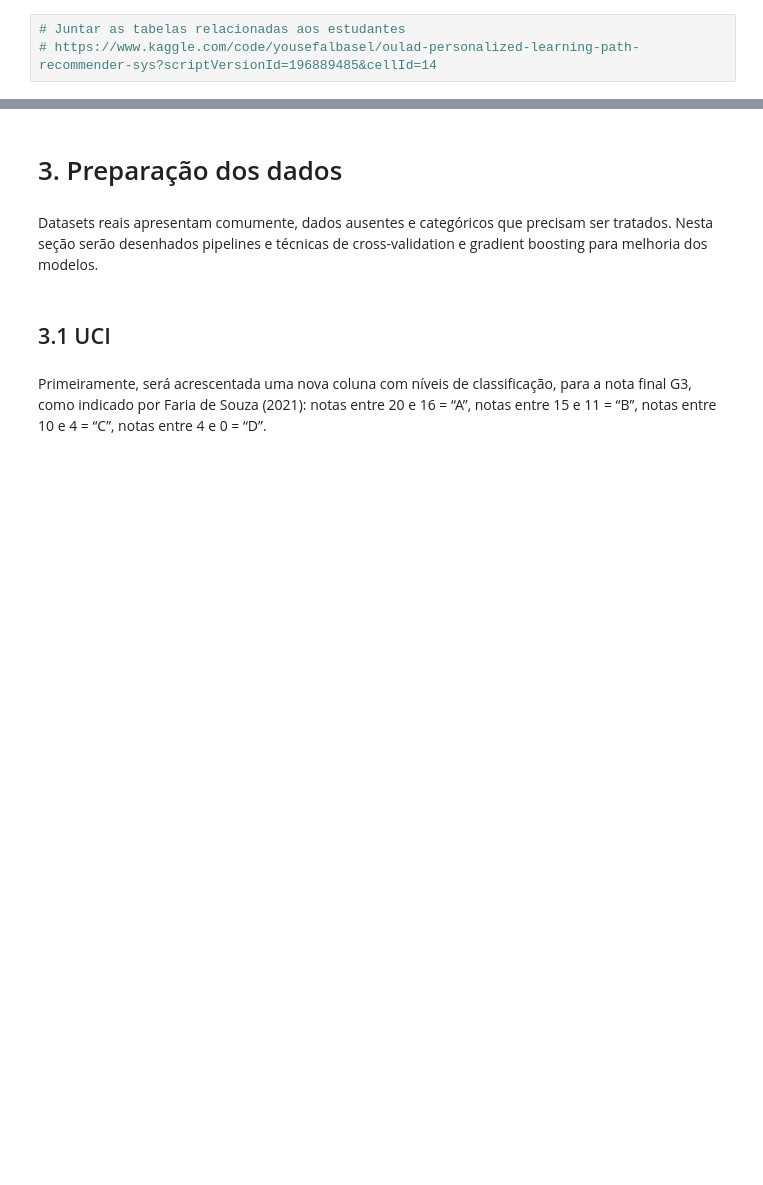
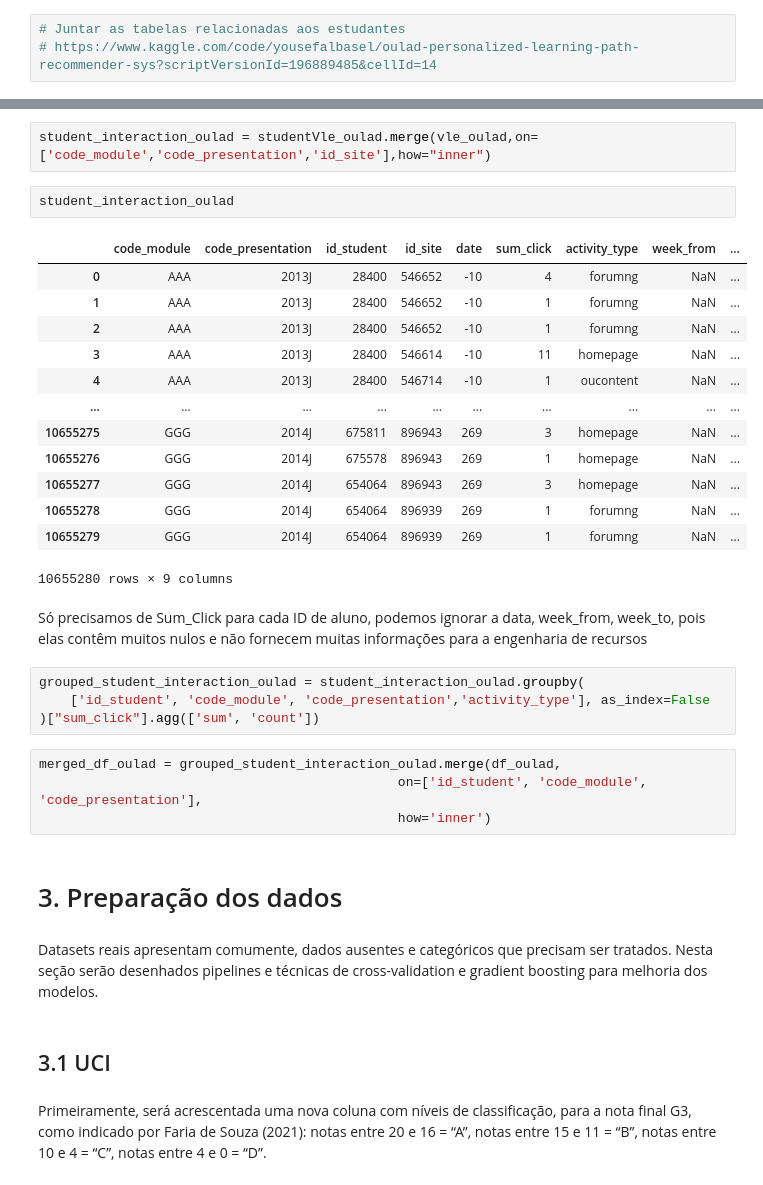
Before and after one commit to emanoelopes/progpy, a Jupyter notebook: uci-dt-studentsperformanceprediction.ipynb, the cells around one changed output, grey strips where cells are left out. Drawn from its saved outputs; the diff is of its cells as text; blank space fills up the shorter version.

```diff
--- a/uci-dt-studentsperformanceprediction.ipynb
+++ b/uci-dt-studentsperformanceprediction.ipynb
@@ -263,3 +514,31 @@ courses_oulad.info
+# %%
+student_interaction_oulad = studentVle_oulad.merge(vle_oulad,on=['code_module','code_presentation','id_site'],how="inner")
+# %%
+student_interaction_oulad
+# %% [output]
+|  | code_module | code_presentation | id_student | id_site | date | sum_click | activity_type | week_from | ... |
+| 0 | AAA | 2013J | 28400 | 546652 | -10 | 4 | forumng | NaN | ... |
+| 1 | AAA | 2013J | 28400 | 546652 | -10 | 1 | forumng | NaN | ... |
+| 2 | AAA | 2013J | 28400 | 546652 | -10 | 1 | forumng | NaN | ... |
+| 3 | AAA | 2013J | 28400 | 546614 | -10 | 11 | homepage | NaN | ... |
+| 4 | AAA | 2013J | 28400 | 546714 | -10 | 1 | oucontent | NaN | ... |
+| ... | ... | ... | ... | ... | ... | ... | ... | ... | ... |
+| 10655275 | GGG | 2014J | 675811 | 896943 | 269 | 3 | homepage | NaN | ... |
+| 10655276 | GGG | 2014J | 675578 | 896943 | 269 | 1 | homepage | NaN | ... |
+| 10655277 | GGG | 2014J | 654064 | 896943 | 269 | 3 | homepage | NaN | ... |
+| 10655278 | GGG | 2014J | 654064 | 896939 | 269 | 1 | forumng | NaN | ... |
+| 10655279 | GGG | 2014J | 654064 | 896939 | 269 | 1 | forumng | NaN | ... |
+10655280 rows × 9 columns
+# %% [markdown]
+Só precisamos de Sum_Click para cada ID de aluno, podemos ignorar a data, week_from, week_to, pois elas contêm muitos nulos e não fornecem muitas informações para a engenharia de recursos
+# %%
+grouped_student_interaction_oulad = student_interaction_oulad.groupby(
+    ['id_student', 'code_module', 'code_presentation','activity_type'], as_index=False
+)["sum_click"].agg(['sum', 'count'])
+# %%
+merged_df_oulad = grouped_student_interaction_oulad.merge(df_oulad,
+                                              on=['id_student', 'code_module', 'code_presentation'],
+                                              how='inner')
 # %% [markdown]
 # 3. Preparação dos dados
 # %% [markdown]
```
Also changed, not shown: parts of 36 cells of this notebook.
